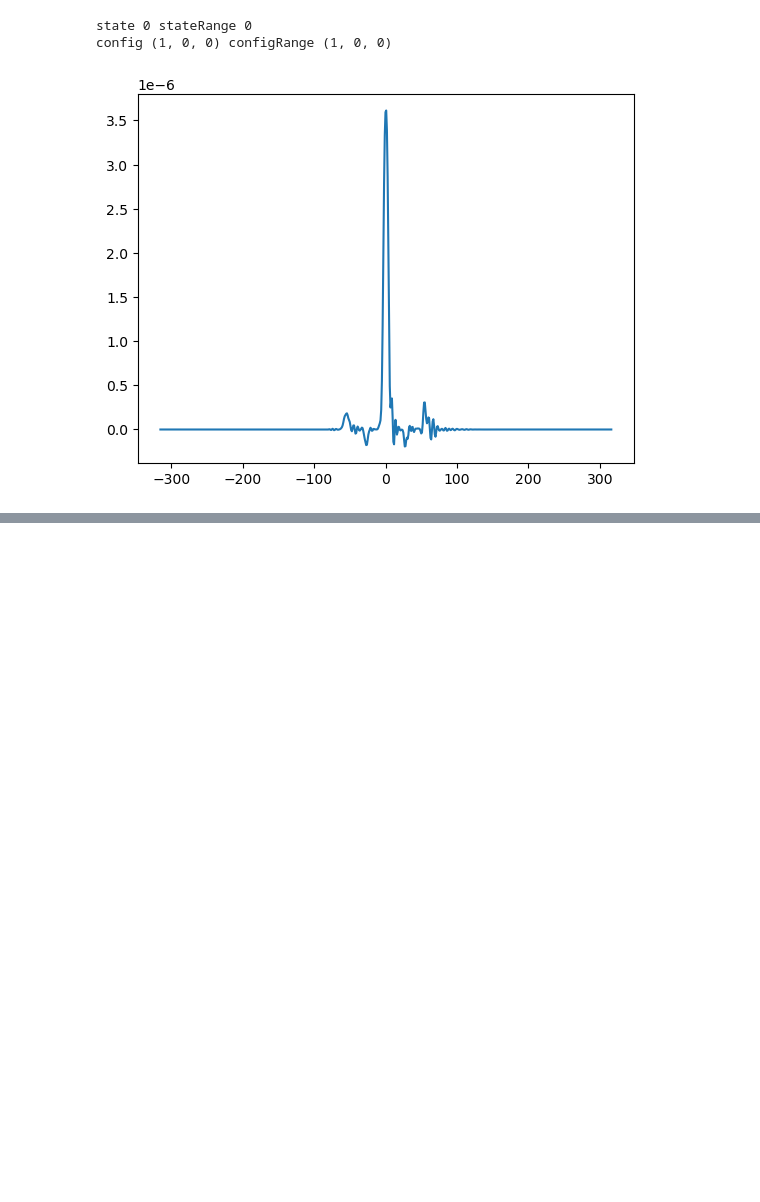
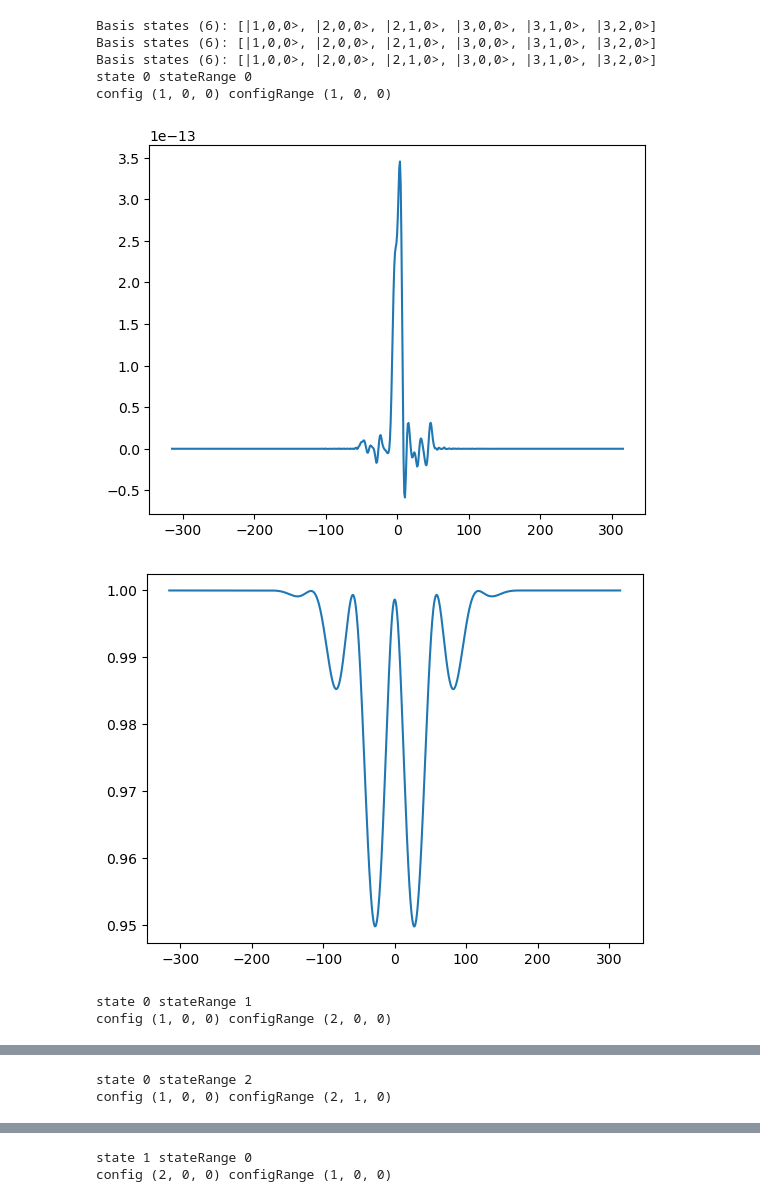
Before and after one commit to joporsch04/Bachelor-thesis, a Jupyter notebook: ionModel/python/verification.ipynb, the cells around one changed output, grey strips where cells are left out. Drawn from its saved outputs; the diff is of its cells as text; code cells hidden in the pictures; blank space fills up the shorter version.

```diff
--- a/ionModel/python/verification.ipynb
+++ b/ionModel/python/verification.ipynb
@@ -28,8 +28,8 @@ AtomicUnits=AU
 
 
 file_params = [
-    #("850nm_350nm_1.25e+14", 850, 1.25e14, 350, 1e10, 0.93, 0, -np.pi/2),
-    ("850nm_1e+14", 850, 1e14, 350, 1e10, 1, 0, -np.pi/2),
+    ("850nm_1e+14", 850, 1e13, 350, 1e10, 1, 0, -np.pi/2),
+    #("850nm_1e+14", 850, 1e14, 350, 1e10, 1, 0, -np.pi/2),
     # ("850nm_350nm_7.5e+13", 850, 7.50e13, 350, 6.00e09, 0.93, 0, -np.pi/2),
     # ("900nm_320nm_5e+14", 900, 5e14, 320, 4e10, 0.75, 0, -np.pi/2),
     # ("1200nm_320nm_1e+14", 1200, 1e14, 320, 4e10, 0.75, 0, -np.pi/2),
@@ -65,17 +68,23 @@ for file_name, lam0_pump, I_pump, lam0_probe, I_probe, FWHM_probe, cep_pump, cep
 # %%
 %autoreload
 for file_name, lam0_pump, I_pump, lam0_probe, I_probe, FWHM_probe, cep_pump, cep_probe in file_params:
     laser_pulses = LaserField(cache_results=True)
     laser_pulses.add_pulse(lam0_pump, I_pump, cep_pump, lam0_pump/ AtomicUnits.nm / AtomicUnits.speed_of_light)
     t_min, t_max = laser_pulses.get_time_interval()
     time_recon= np.arange(t_min, t_max+1, 1)
 
 
-    ion_na_rate_SFA_excited = IonRate(time_recon, laser_pulses, params, dT=0.5, kernel_type='exact_SFA', excitedStates=1)
+    ion_na_rate_SFA_excited = IonRate(time_recon, laser_pulses, params, dT=0.5, kernel_type='exact_SFA', excitedStates=2)
     #ionprob = IonProb(laser_pulses, params, dT=0.5, kernel_type='exact_SFA', excitedStates=2)
     #ion_na_rate_GASFIR = IonRate(time_recon, laser_pulses, params, dT=0.5, kernel_type='GASFIR')
     laser_pulses.reset()
 # %% [output]
+Basis states (6): [|1,0,0>, |2,0,0>, |2,1,0>, |3,0,0>, |3,1,0>, |3,2,0>]
+Basis states (6): [|1,0,0>, |2,0,0>, |2,1,0>, |3,0,0>, |3,1,0>, |3,2,0>]
+Basis states (6): [|1,0,0>, |2,0,0>, |2,1,0>, |3,0,0>, |3,1,0>, |3,2,0>]
 state 0 stateRange 0
 config (1, 0, 0) configRange (1, 0, 0)
-[figure, old version]
+[figure, new version]
+[figure, added]
+state 0 stateRange 1
+config (1, 0, 0) configRange (2, 0, 0)
@@ -81,0 +93,2 @@ config (1, 0, 0) configRange (1, 0, 0)
+state 0 stateRange 2
+config (1, 0, 0) configRange (2, 1, 0)
@@ -81,0 +97,2 @@ config (1, 0, 0) configRange (1, 0, 0)
+state 1 stateRange 0
+config (2, 0, 0) configRange (1, 0, 0)
```
Also changed, not shown: parts of 4 cells of this notebook, 3 other files.
